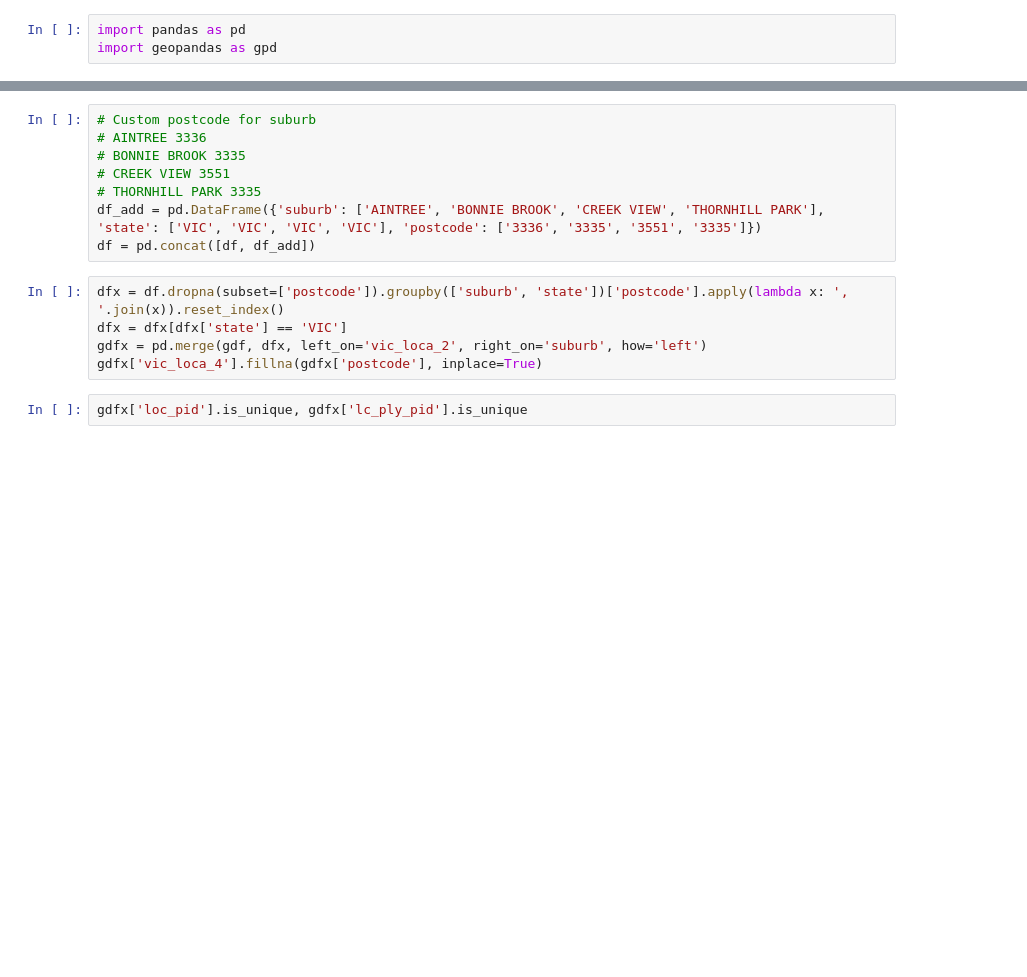
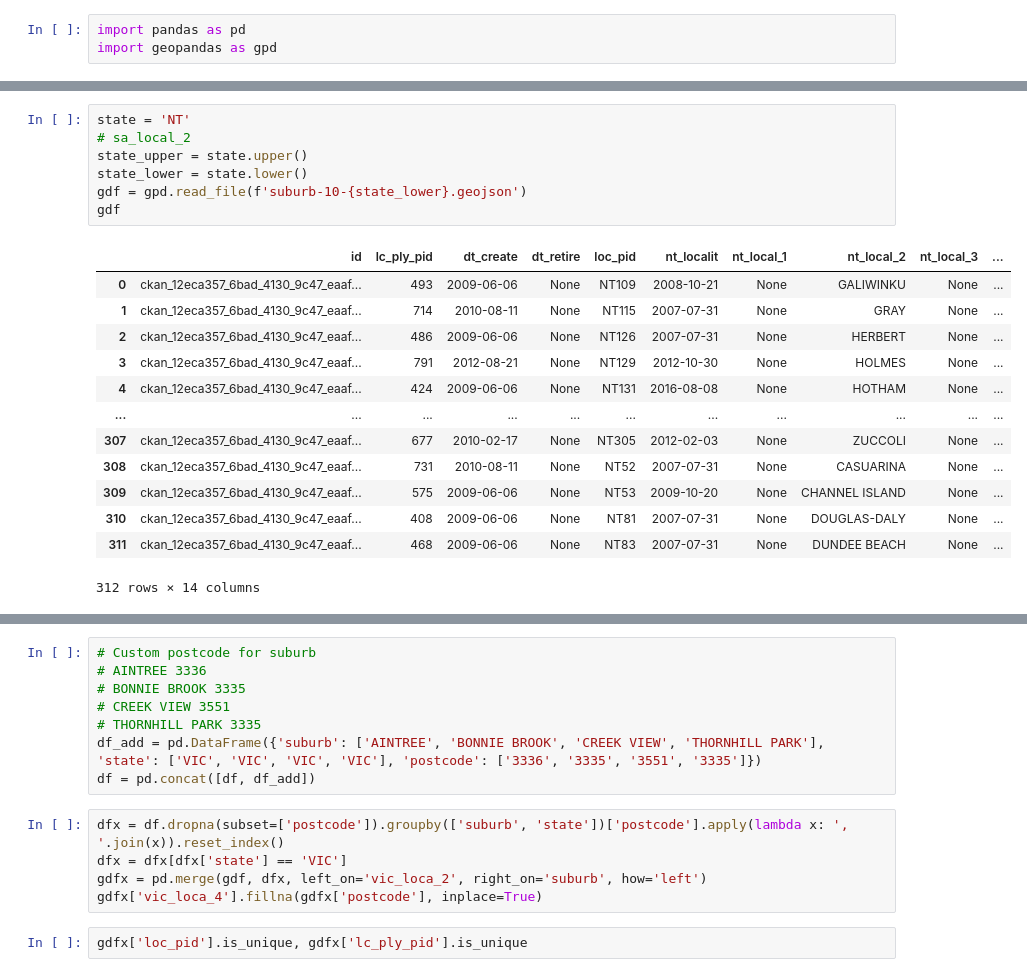
Before and after one commit to thanhan910/SuburbSelect, a Jupyter notebook: analysis/check-multiple-postcodes.ipynb, the cells around one changed output, grey strips where cells are left out. Drawn from its saved outputs; the diff is of its cells as text; blank space fills up the shorter version.

```diff
--- a/analysis/check-multiple-postcodes.ipynb
+++ b/analysis/check-multiple-postcodes.ipynb
@@ -39,0 +177,21 @@ dgx[dgx['postcode_y'].isna()]
+# %%
+state = 'NT'
+# sa_local_2
+state_upper = state.upper()
+state_lower = state.lower()
+gdf = gpd.read_file(f'suburb-10-{state_lower}.geojson')
+gdf
+# %% [output]
+|  | id | lc_ply_pid | dt_create | dt_retire | loc_pid | nt_localit | nt_local_1 | nt_local_2 | nt_local_3 | ... |
+| 0 | ckan_12eca357_6bad_4130_9c47_eaaf... | 493 | 2009-06-06 | None | NT109 | 2008-10-21 | None | GALIWINKU | None | ... |
+| 1 | ckan_12eca357_6bad_4130_9c47_eaaf... | 714 | 2010-08-11 | None | NT115 | 2007-07-31 | None | GRAY | None | ... |
+| 2 | ckan_12eca357_6bad_4130_9c47_eaaf... | 486 | 2009-06-06 | None | NT126 | 2007-07-31 | None | HERBERT | None | ... |
+| 3 | ckan_12eca357_6bad_4130_9c47_eaaf... | 791 | 2012-08-21 | None | NT129 | 2012-10-30 | None | HOLMES | None | ... |
+| 4 | ckan_12eca357_6bad_4130_9c47_eaaf... | 424 | 2009-06-06 | None | NT131 | 2016-08-08 | None | HOTHAM | None | ... |
+| ... | ... | ... | ... | ... | ... | ... | ... | ... | ... | ... |
+| 307 | ckan_12eca357_6bad_4130_9c47_eaaf... | 677 | 2010-02-17 | None | NT305 | 2012-02-03 | None | ZUCCOLI | None | ... |
+| 308 | ckan_12eca357_6bad_4130_9c47_eaaf... | 731 | 2010-08-11 | None | NT52 | 2007-07-31 | None | CASUARINA | None | ... |
+| 309 | ckan_12eca357_6bad_4130_9c47_eaaf... | 575 | 2009-06-06 | None | NT53 | 2009-10-20 | None | CHANNEL ISLAND | None | ... |
+| 310 | ckan_12eca357_6bad_4130_9c47_eaaf... | 408 | 2009-06-06 | None | NT81 | 2007-07-31 | None | DOUGLAS-DALY | None | ... |
+| 311 | ckan_12eca357_6bad_4130_9c47_eaaf... | 468 | 2009-06-06 | None | NT83 | 2007-07-31 | None | DUNDEE BEACH | None | ... |
+312 rows × 14 columns
```
Also changed, not shown: parts of 26 cells of this notebook.
